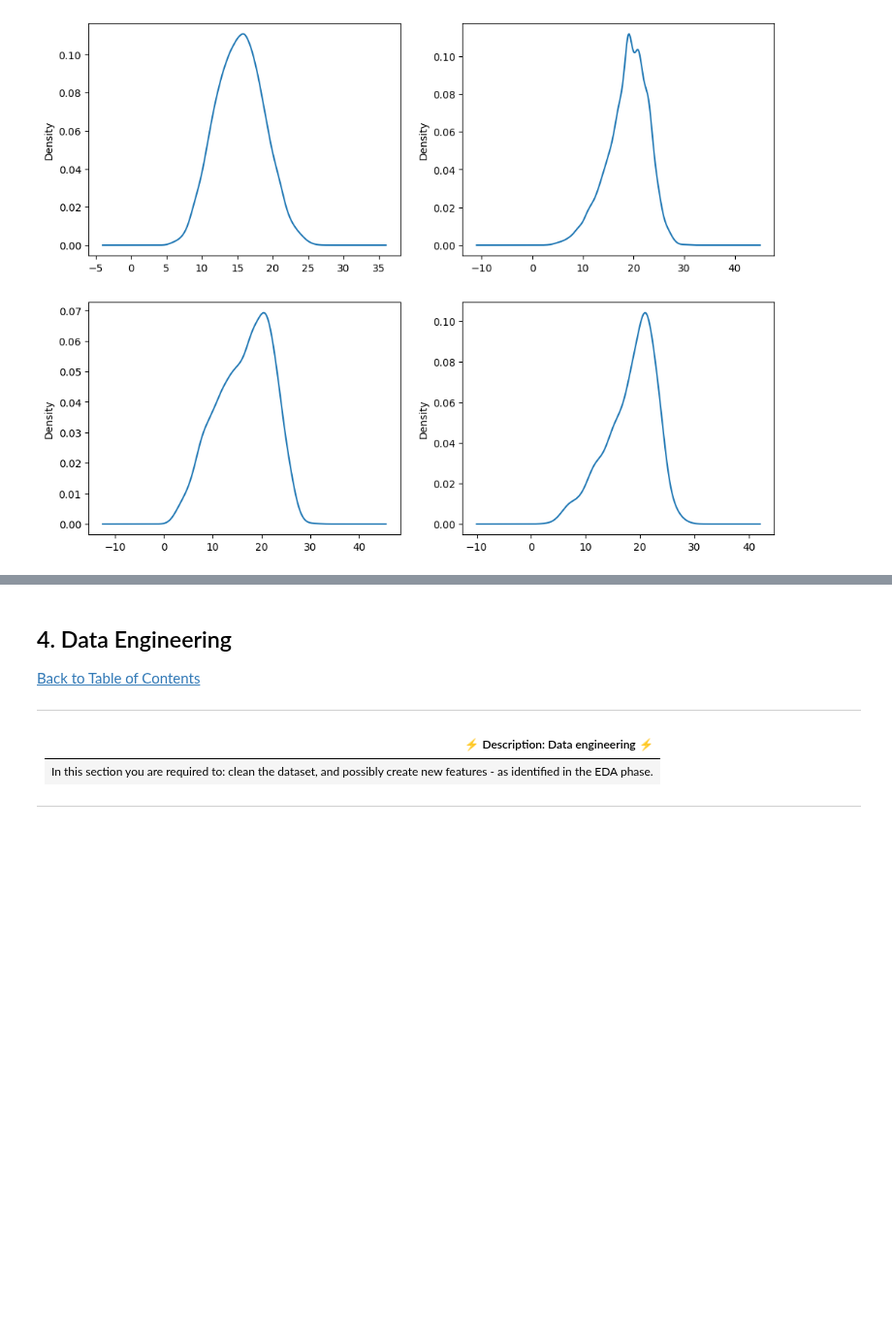
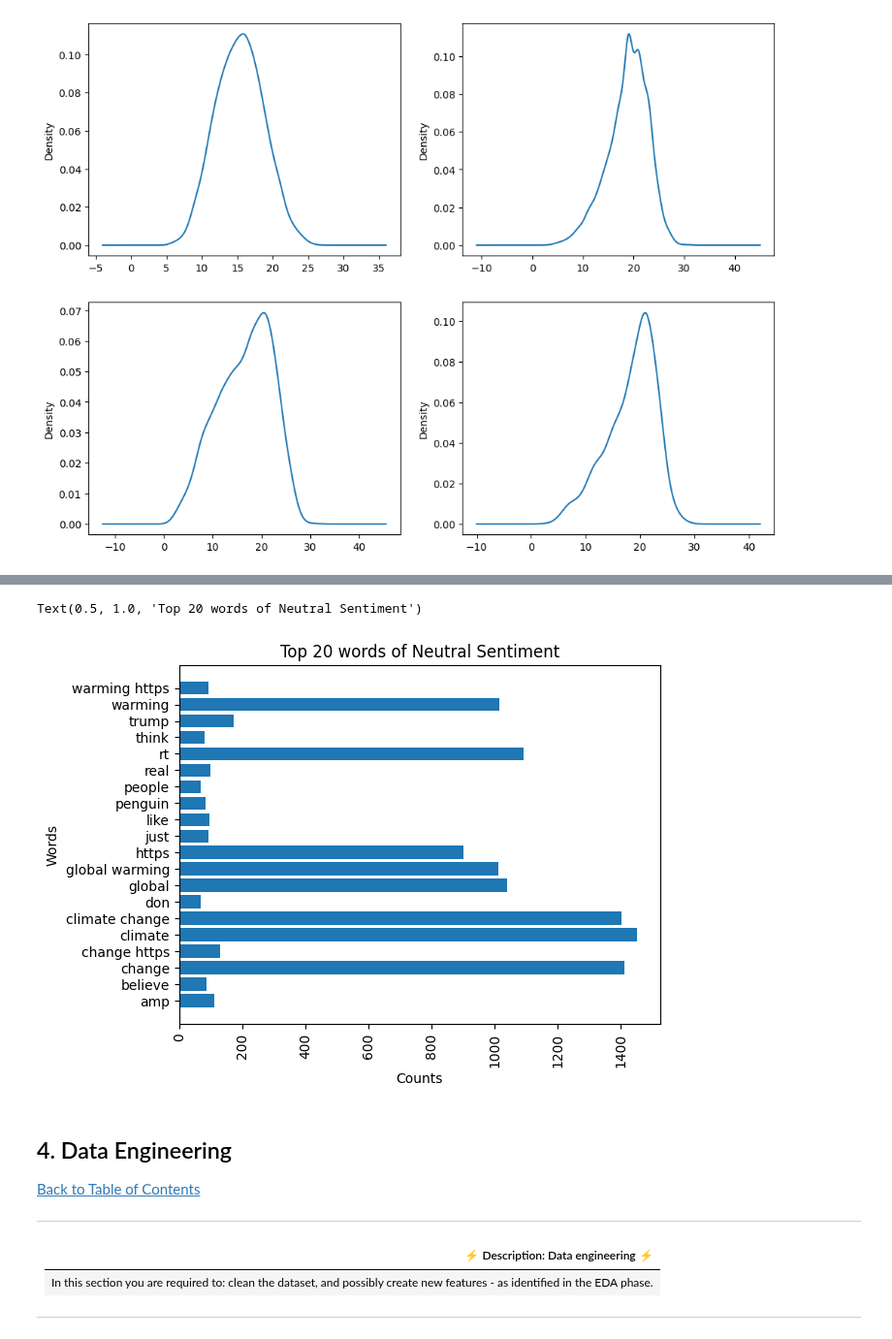
Before and after one commit to Classifix/Classifix, a Jupyter notebook: Advanced_Classification/starter-notebook.ipynb, the cells around one changed output, grey strips where cells are left out. Shown at 97% size. Drawn from its saved outputs; the diff is of its cells as text; code cells hidden in the pictures; blank space fills up the shorter version.

```diff
--- a/Advanced_Classification/starter-notebook.ipynb
+++ b/Advanced_Classification/starter-notebook.ipynb
@@ -133,3 +173,16 @@ Anti['count'].plot(kind='density', ax=ax[1,1], label='Anti')
+# %%
+vect_Neutral = CountVectorizer(lowercase=True, stop_words='english', max_features=20,analyzer='word', ngram_range=(1, 2))
+Neutral_fit=vect_Neutral.fit_transform(Neutral['message'].values.astype(str))
+Neutral_Names=vect_Neutral.get_feature_names_out()
+Neutral_counts=Neutral_fit.toarray().sum(axis=0)
+plt.barh(Neutral_Names, Neutral_counts)
+plt.xticks(rotation=90)
+plt.xlabel('Counts')
+plt.ylabel('Words')
+plt.title('Top 20 words of Neutral Sentiment')
+# %% [output]
+Text(0.5, 1.0, 'Top 20 words of Neutral Sentiment')
+[figure, added]
 # %%
 # look at data statistics
 # %%
```
Also changed, not shown: parts of 4 cells of this notebook.
